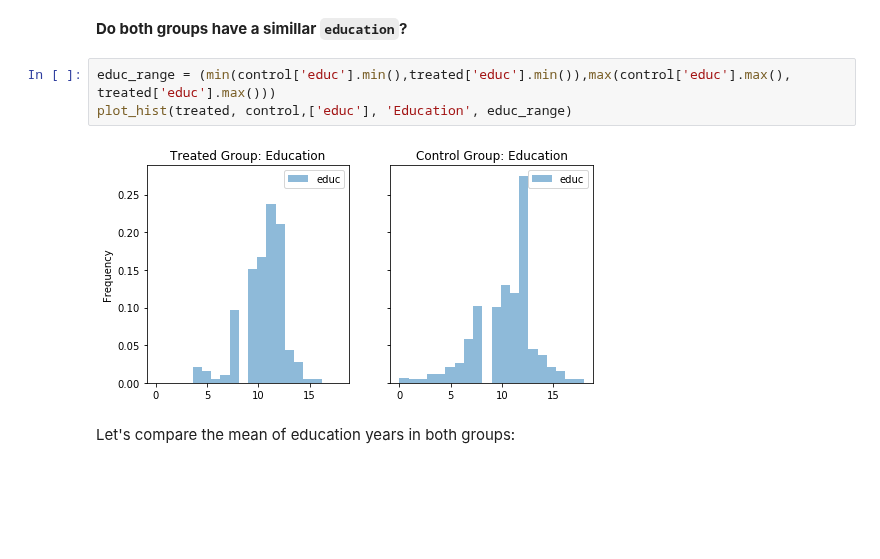
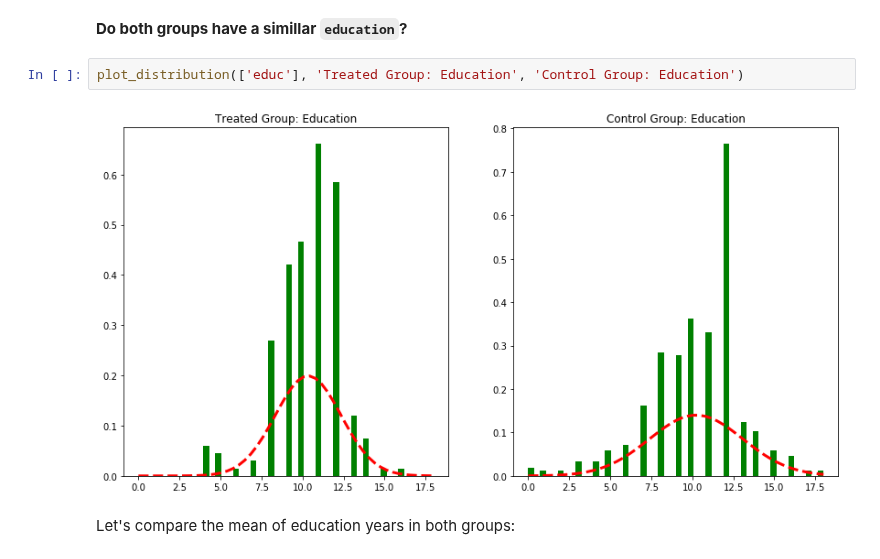
Before and after one commit to KhalilMrini/Revisiting-Arab-Spring, a Jupyter notebook: 04 - Applied ML/Homework4.ipynb, the cells around one changed output. Cells and saved outputs as stored; diff of their text form; blank space fills up the shorter version.

```diff
--- a/04 - Applied ML/Homework4.ipynb
+++ b/04 - Applied ML/Homework4.ipynb
@@ -248,11 +251,10 @@ plot_hist(treated, control,['age'], 'Age', age_range)
 Eventhough the difference is not impressive, we can verify that the non treated group has a higher percentage of **older people**, in comparison with group one. This is relevant since higher earnings are usually associated with more years of professional career.
 # %% [markdown]
 **Do both groups have a simillar `education`?**
-# %%
-educ_range = (min(control['educ'].min(),treated['educ'].min()),max(control['educ'].max(), treated['educ'].max()))
-plot_hist(treated, control,['educ'], 'Education', educ_range)
-# %% [output]
-[figure, removed]
+# %%
+plot_distribution(['educ'], 'Treated Group: Education', 'Control Group: Education')
+# %% [output]
+[figure, added]
 # %% [markdown]
 Let's compare the mean of education years in both groups:
 # %%
```
Also changed, not shown: parts of 16 cells of this notebook.
